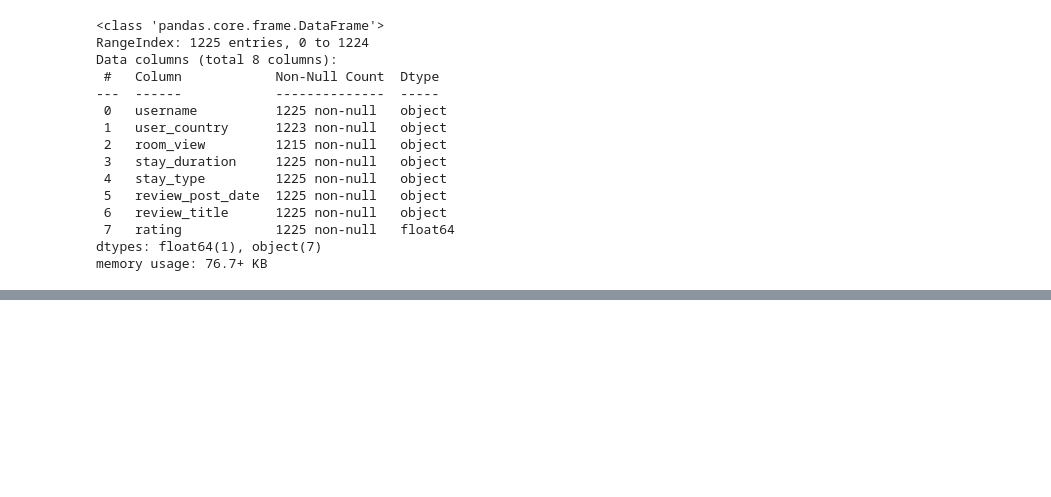
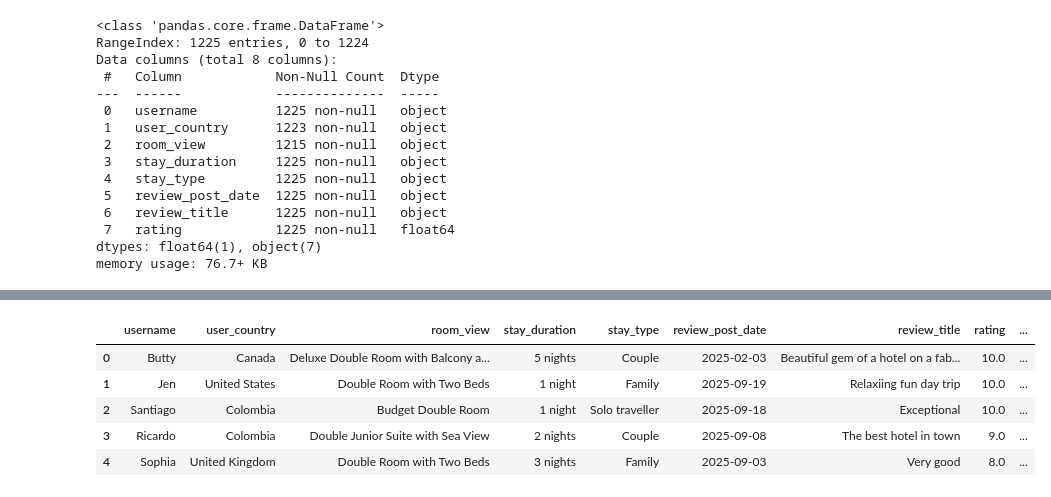
Before and after one commit to asve06/act2_si_225_group2, a Jupyter notebook: act2_si_eda_225_group2.ipynb, the cells around one changed output, grey strips where cells are left out. Cells and saved outputs as stored; diff of their text form; code cells hidden in the pictures; blank space fills up the shorter version.

```diff
--- a/act2_si_eda_225_group2.ipynb
+++ b/act2_si_eda_225_group2.ipynb
@@ -88,0 +130,3 @@ memory usage: 76.7+ KB
+# %%
+df['review_post_date'] = pd.to_datetime(df['review_post_date'])
+df.info()
@@ -88,0 +149,12 @@ memory usage: 76.7+ KB
+# %%
+df['month'] = df['review_post_date'].dt.month
+df['year'] = df['review_post_date'].dt.year
+# %%
+df.head()
+# %% [output]
+|  | username | user_country | room_view | stay_duration | stay_type | review_post_date | review_title | rating | ... |
+| 0 | Butty | Canada | Deluxe Double Room with Balcony a... | 5 nights | Couple | 2025-02-03 | Beautiful gem of a hotel on a fab... | 10.0 | ... |
+| 1 | Jen | United States | Double Room with Two Beds | 1 night | Family | 2025-09-19 | Relaxiing fun day trip | 10.0 | ... |
+| 2 | Santiago | Colombia | Budget Double Room | 1 night | Solo traveller | 2025-09-18 | Exceptional | 10.0 | ... |
+| 3 | Ricardo | Colombia | Double Junior Suite with Sea View | 2 nights | Couple | 2025-09-08 | The best hotel in town | 9.0 | ... |
+| 4 | Sophia | United Kingdom | Double Room with Two Beds | 3 nights | Family | 2025-09-03 | Very good | 8.0 | ... |
```
Also changed, not shown: parts of 12 cells of this notebook.
